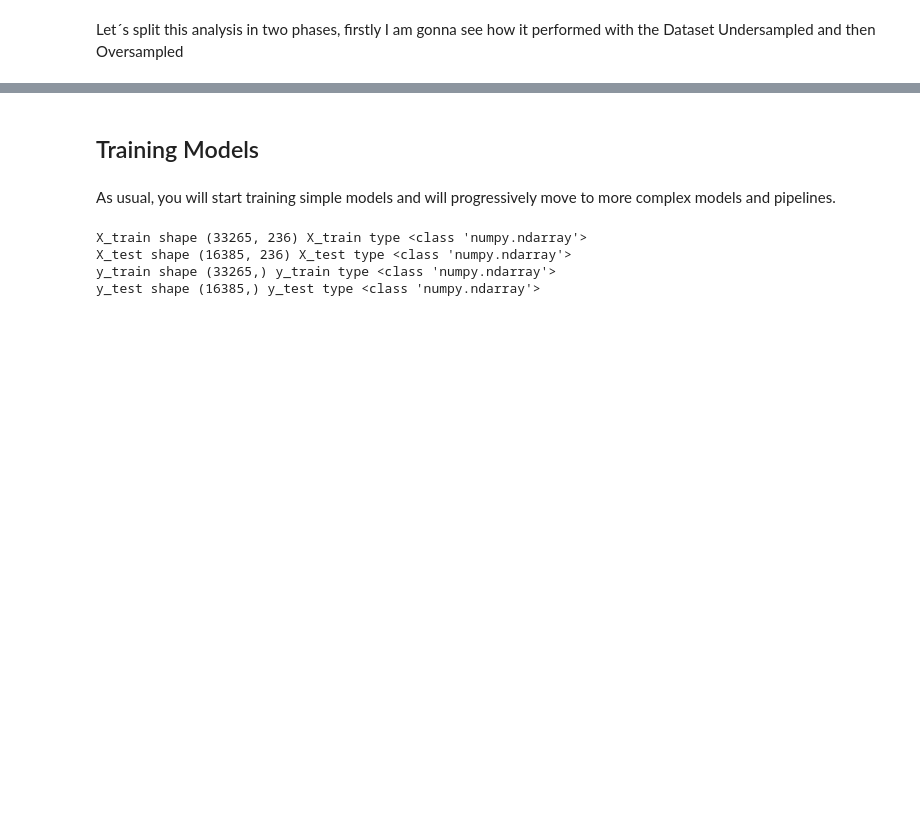
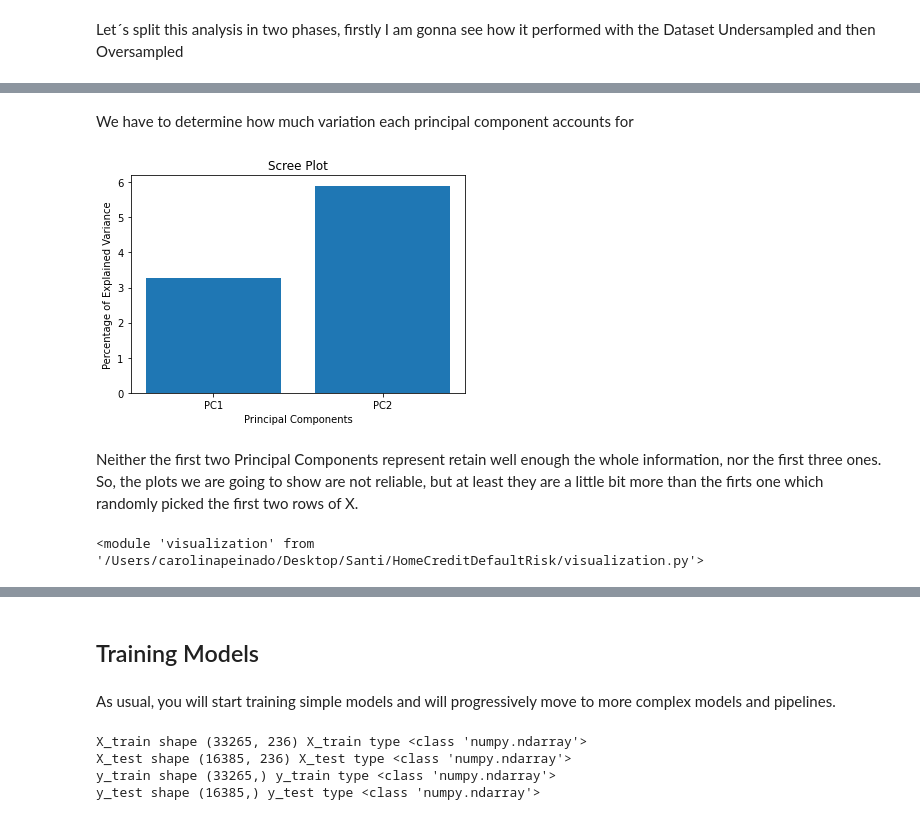
Before and after one commit to santiagoromero20/HomeCreditDefaultRisk, a Jupyter notebook: CreditFraudAnalysis.ipynb, the cells around one changed output, grey strips where cells are left out. Drawn from its saved outputs; the diff is of its cells as text; code cells hidden in the pictures; blank space fills up the shorter version.

```diff
--- a/CreditFraudAnalysis.ipynb
+++ b/CreditFraudAnalysis.ipynb
@@ -431,3 +529,23 @@ As we can see this do not give you any "valuable" nor clear information, as we h
+# %% [markdown]
+We have to determine how much variation each principal component accounts for
+# %%
+per_var = np.cumsum(np.round(pca.explained_variance_ratio_, decimals=4)*100)[0:2] #If you want to see how much variation each PCA retianed, eliminate the np.cumsum as on the example above
+labels = ["PC" + str(x) for x in range(1, len(per_var)+1)]
+
+plt.bar(x=range(1, len(per_var)+1), height=per_var, tick_label=labels)
+plt.ylabel("Percentage of Explained Variance")
+plt.xlabel("Principal Components")
+plt.title("Scree Plot")
+plt.show()
+# %% [output]
+[figure, added]
+# %% [markdown]
+Neither the first two Principal Components represent retain well enough the whole information, nor the first three ones. So, the plots we are going to show are not reliable, but at least they are a little bit more than the firts one which randomly picked the first two rows of X.
+# %%
+import importlib
+importlib.reload(visualization)
+# %% [output]
+<module 'visualization' from '/Users/carolinapeinado/Desktop/Santi/HomeCreditDefaultRisk/visualization.py'>
 # %%
 visualization.plot_PCA_2D(X, y)
 # %% [output]
```
Also changed, not shown: parts of 56 cells of this notebook.
